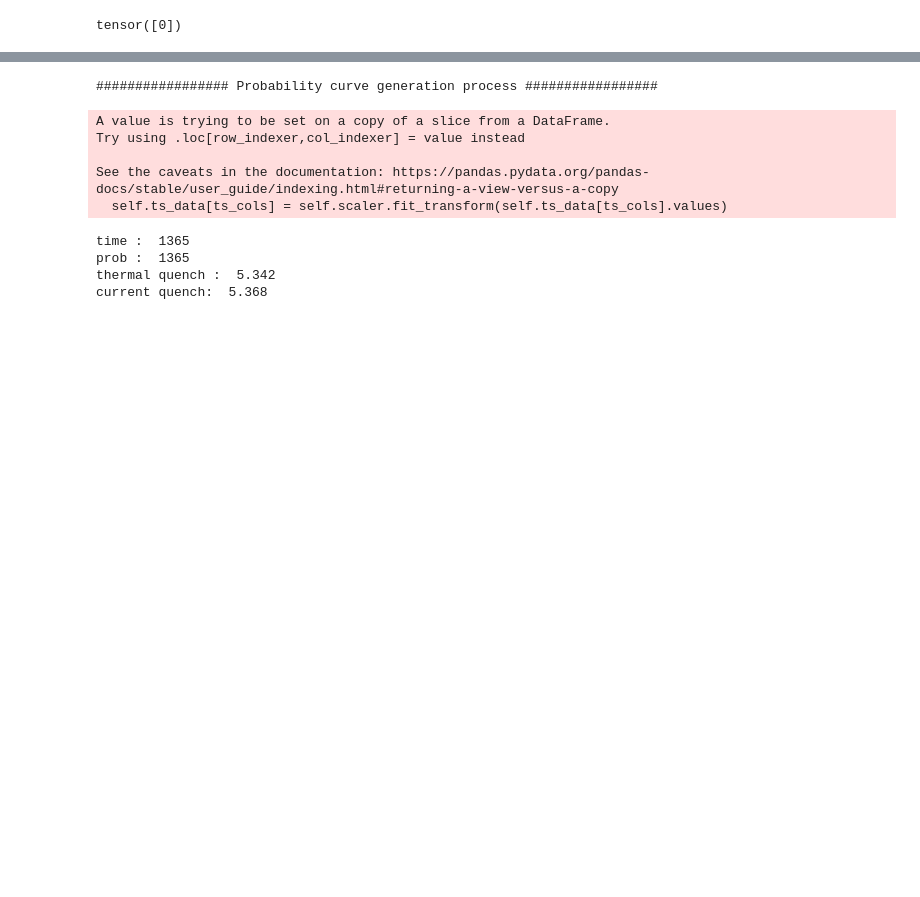
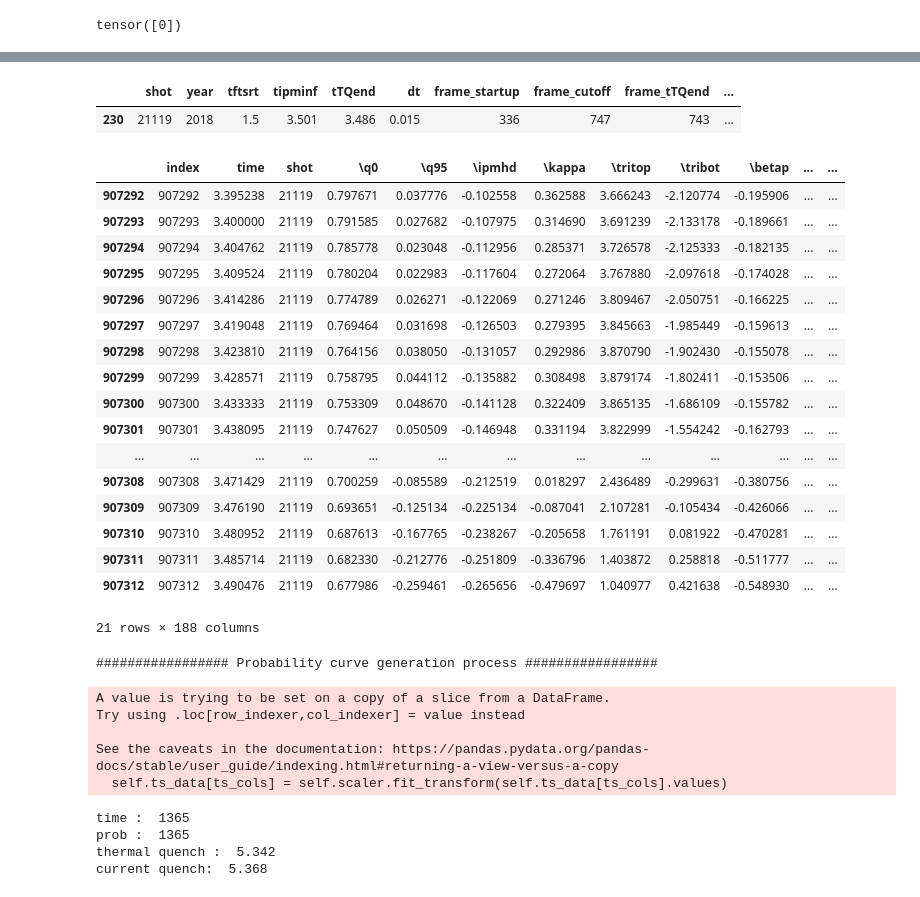
Before and after one commit to ZINZINBIN/Disruption-Prediciton-based-on-Multimodal-Deep-Learning, a Jupyter notebook: analysis/analysis_multi_modal_data.ipynb, the cells around one changed output, grey strips where cells are left out. Cells and saved outputs as stored; diff of their text form; code cells hidden in the pictures; blank space fills up the shorter version.

```diff
--- a/analysis/analysis_multi_modal_data.ipynb
+++ b/analysis/analysis_multi_modal_data.ipynb
@@ -161,0 +192,26 @@ Text(0, 0.5, 'parameters')
+# %%
+train_data.df_disrupt[train_data.df_disrupt.shot == 21119]
+# %% [output]
+|  | shot | year | tftsrt | tipminf | tTQend | dt | frame_startup | frame_cutoff | frame_tTQend | ... |
+| 230 | 21119 | 2018 | 1.5 | 3.501 | 3.486 | 0.015 | 336 | 747 | 743 | ... |
+# %%
+ts_train.loc[907291 + 1 : 907291 + 21]
+# %% [output]
+|  | index | time | shot | \q0 | \q95 | \ipmhd | \kappa | \tritop | \tribot | \betap | ... | ... |
+| 907292 | 907292 | 3.395238 | 21119 | 0.797671 | 0.037776 | -0.102558 | 0.362588 | 3.666243 | -2.120774 | -0.195906 | ... | ... |
+| 907293 | 907293 | 3.400000 | 21119 | 0.791585 | 0.027682 | -0.107975 | 0.314690 | 3.691239 | -2.133178 | -0.189661 | ... | ... |
+| 907294 | 907294 | 3.404762 | 21119 | 0.785778 | 0.023048 | -0.112956 | 0.285371 | 3.726578 | -2.125333 | -0.182135 | ... | ... |
+| 907295 | 907295 | 3.409524 | 21119 | 0.780204 | 0.022983 | -0.117604 | 0.272064 | 3.767880 | -2.097618 | -0.174028 | ... | ... |
+| 907296 | 907296 | 3.414286 | 21119 | 0.774789 | 0.026271 | -0.122069 | 0.271246 | 3.809467 | -2.050751 | -0.166225 | ... | ... |
+| 907297 | 907297 | 3.419048 | 21119 | 0.769464 | 0.031698 | -0.126503 | 0.279395 | 3.845663 | -1.985449 | -0.159613 | ... | ... |
+| 907298 | 907298 | 3.423810 | 21119 | 0.764156 | 0.038050 | -0.131057 | 0.292986 | 3.870790 | -1.902430 | -0.155078 | ... | ... |
+| 907299 | 907299 | 3.428571 | 21119 | 0.758795 | 0.044112 | -0.135882 | 0.308498 | 3.879174 | -1.802411 | -0.153506 | ... | ... |
+| 907300 | 907300 | 3.433333 | 21119 | 0.753309 | 0.048670 | -0.141128 | 0.322409 | 3.865135 | -1.686109 | -0.155782 | ... | ... |
+| 907301 | 907301 | 3.438095 | 21119 | 0.747627 | 0.050509 | -0.146948 | 0.331194 | 3.822999 | -1.554242 | -0.162793 | ... | ... |
+| ... | ... | ... | ... | ... | ... | ... | ... | ... | ... | ... | ... | ... |
+| 907308 | 907308 | 3.471429 | 21119 | 0.700259 | -0.085589 | -0.212519 | 0.018297 | 2.436489 | -0.299631 | -0.380756 | ... | ... |
+| 907309 | 907309 | 3.476190 | 21119 | 0.693651 | -0.125134 | -0.225134 | -0.087041 | 2.107281 | -0.105434 | -0.426066 | ... | ... |
+| 907310 | 907310 | 3.480952 | 21119 | 0.687613 | -0.167765 | -0.238267 | -0.205658 | 1.761191 | 0.081922 | -0.470281 | ... | ... |
+| 907311 | 907311 | 3.485714 | 21119 | 0.682330 | -0.212776 | -0.251809 | -0.336796 | 1.403872 | 0.258818 | -0.511777 | ... | ... |
+| 907312 | 907312 | 3.490476 | 21119 | 0.677986 | -0.259461 | -0.265656 | -0.479697 | 1.040977 | 0.421638 | -0.548930 | ... | ... |
+21 rows × 188 columns
```
Also changed, not shown: parts of 15 cells of this notebook, 15 other files.
